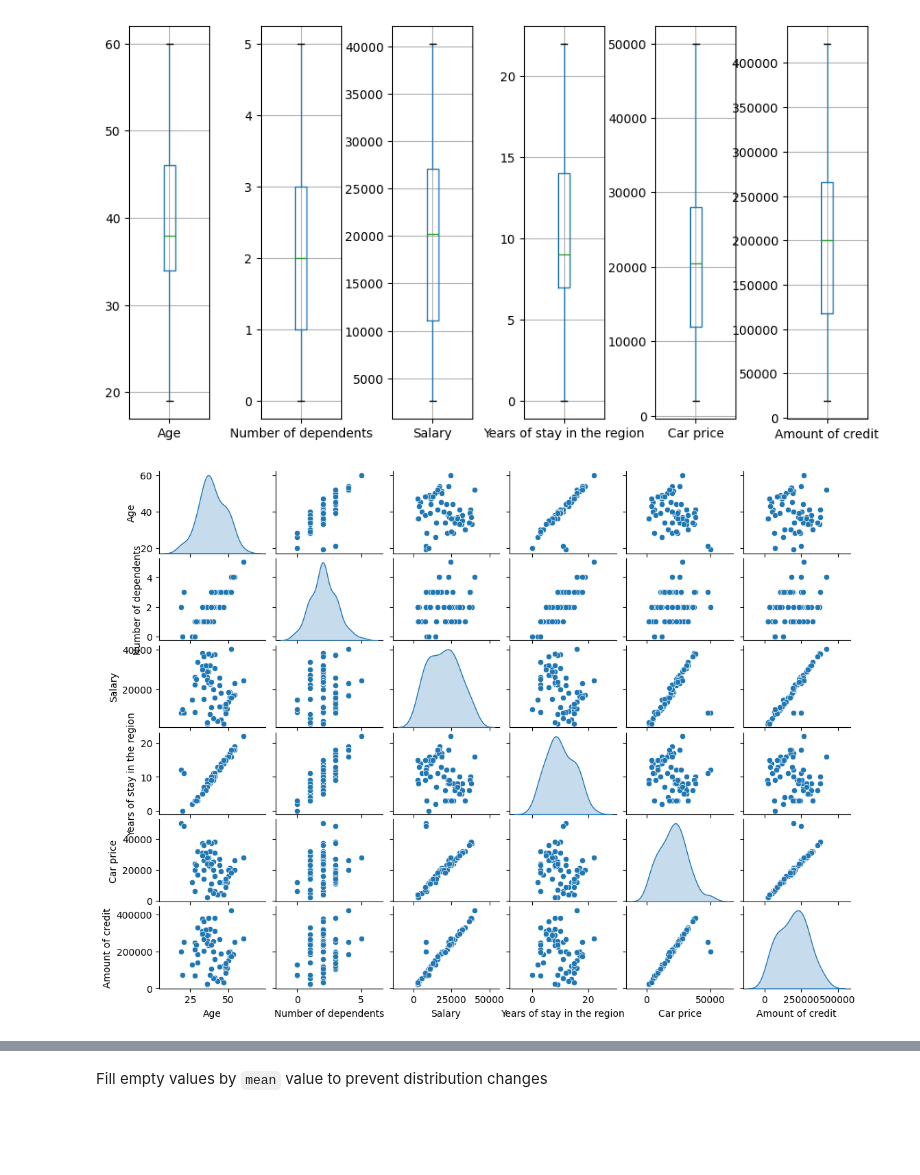
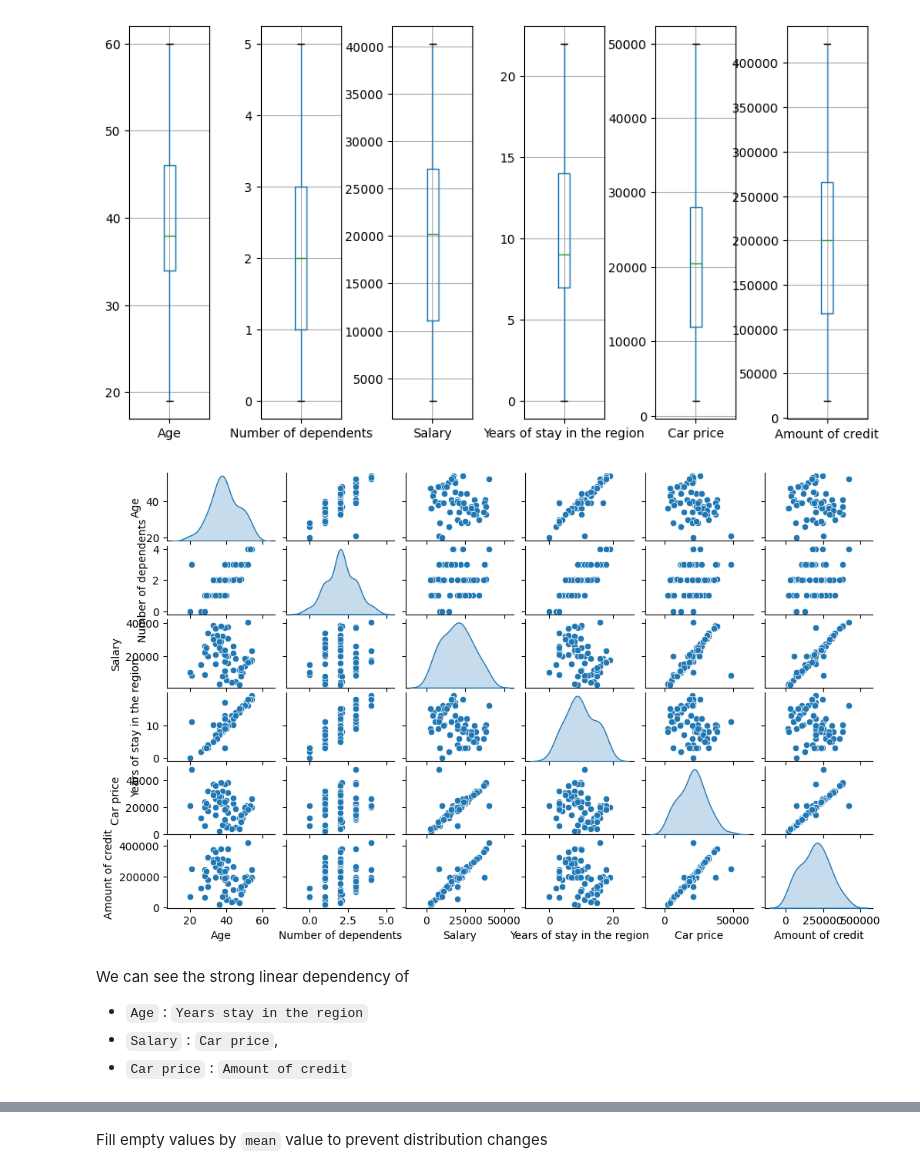
Before and after one commit to Data-Mining-HSE/dimentionality_reduction, a Jupyter notebook: report.ipynb, the cells around one changed output, grey strips where cells are left out. Cells and saved outputs as stored; diff of their text form; code cells hidden in the pictures; blank space fills up the shorter version.

```diff
--- a/report.ipynb
+++ b/report.ipynb
@@ -37,9 +37,14 @@ get_boxplot(dataset)
 [figure]
 # %%
 g = sns.pairplot(data=dataset, diag_kind="kde")
-g.fig.set_figwidth(11)
-g.fig.set_figheight(8)
+g.fig.set_figwidth(10)
+g.fig.set_figheight(6)
 # %% [output]
-[figure, old version]
+[figure, new version]
+# %% [markdown]
+We can see the strong linear dependency of
+* `Age` : `Years stay in the region`
+* `Salary` : `Car price`,
+* `Car price` : `Amount of credit`
 # %%
 corr = dataset.corr(method='pearson')
```
Also changed, not shown: parts of 4 cells of this notebook.
